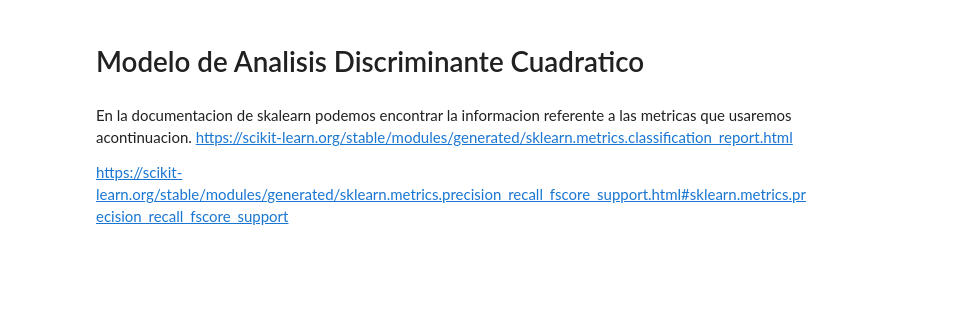
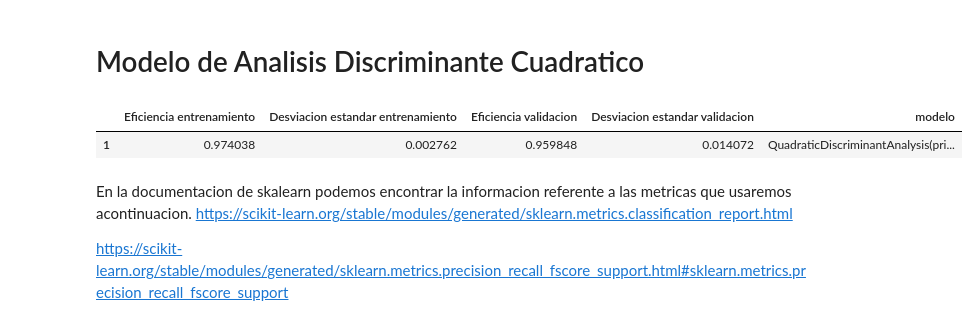
Before and after one commit to FelipeTriana/BreastCancerWisconsin, a Jupyter notebook: BreastCancerWisconsin.ipynb, the cells around one changed output. Cells and saved outputs as stored; diff of their text form; code cells hidden in the pictures; blank space fills up the shorter version.

```diff
--- a/BreastCancerWisconsin.ipynb
+++ b/BreastCancerWisconsin.ipynb
@@ -373,10 +368,14 @@ def quadraticDiscriminantAnalysis( X_Train, Y_Train ):
 # %%
 result = quadraticDiscriminantAnalysis( Xtrain, Ytrain)
 a = result.loc[1,'modelo']
 b = result.loc[1,'Eficiencia entrenamiento']
 c = result.loc[1,'Desviacion estandar entrenamiento']
 d = result.loc[1,'Eficiencia validacion']
 e = result.loc[1,'Desviacion estandar validacion']
+result
+# %% [output]
+|  | Eficiencia entrenamiento | Desviacion estandar entrenamiento | Eficiencia validacion | Desviacion estandar validacion | modelo |
+| 1 | 0.974038 | 0.002762 | 0.959848 | 0.014072 | QuadraticDiscriminantAnalysis(pri... |
 # %% [markdown]
 En la documentacion de skalearn podemos encontrar la informacion referente a las metricas que usaremos acontinuacion.
 https://scikit-learn.org/stable/modules/generated/sklearn.metrics.classification_report.html
```
Also changed, not shown: parts of 9 cells of this notebook.
